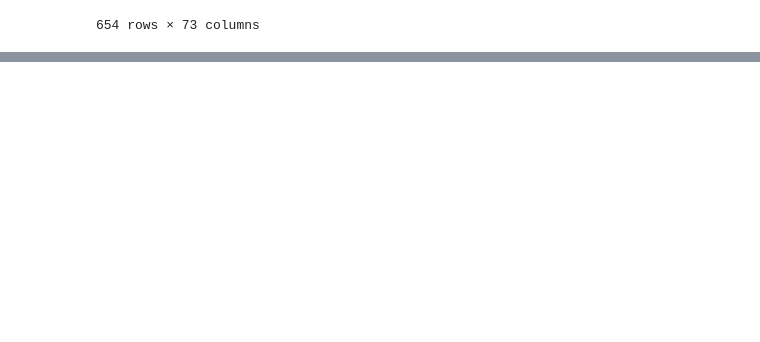
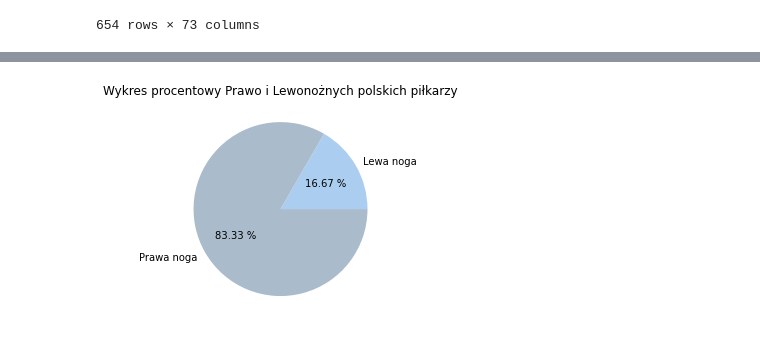
Before and after one commit to Rafal-Dabek/Pandas-project, a Jupyter notebook: piłka.ipynb, the cells around one changed output, grey strips where cells are left out. Drawn from its saved outputs; the diff is of its cells as text; code cells hidden in the pictures; blank space fills up the shorter version.

```diff
--- a/piłka.ipynb
+++ b/piłka.ipynb
@@ -73,0 +294,11 @@ bpl_players
+# %%
+lewa_noga=pilkarze.loc[(pilkarze['preferred_foot']=='Left') & (pilkarze['nationality']=='Poland')].count()[0]
+prawa_noga=pilkarze.loc[(pilkarze['preferred_foot']=='Right') & (pilkarze['nationality']=='Poland')].count()[0]
+
+labels=['Lewa noga','Prawa noga']
+colors=['#abcdef','#aabbcc']
+plt.pie([lewa_noga,prawa_noga],labels=labels,colors=colors,autopct='%.2f %%')
+plt.title("Wykres procentowy Prawo i Lewonożnych polskich piłkarzy")
+plt.show()
+# %% [output]
+[figure, added]
```
Also changed, not shown: parts of 12 cells of this notebook.
